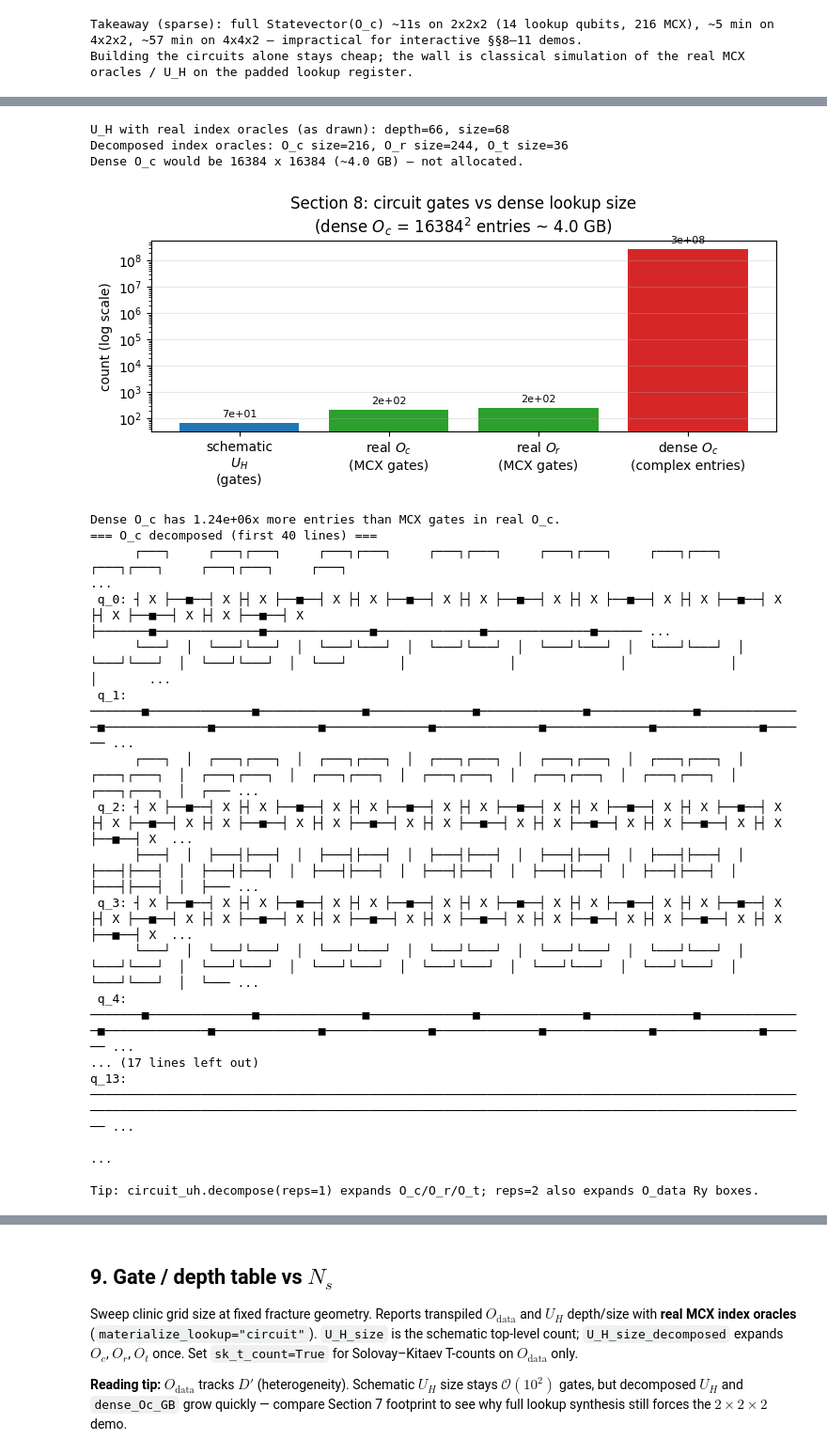
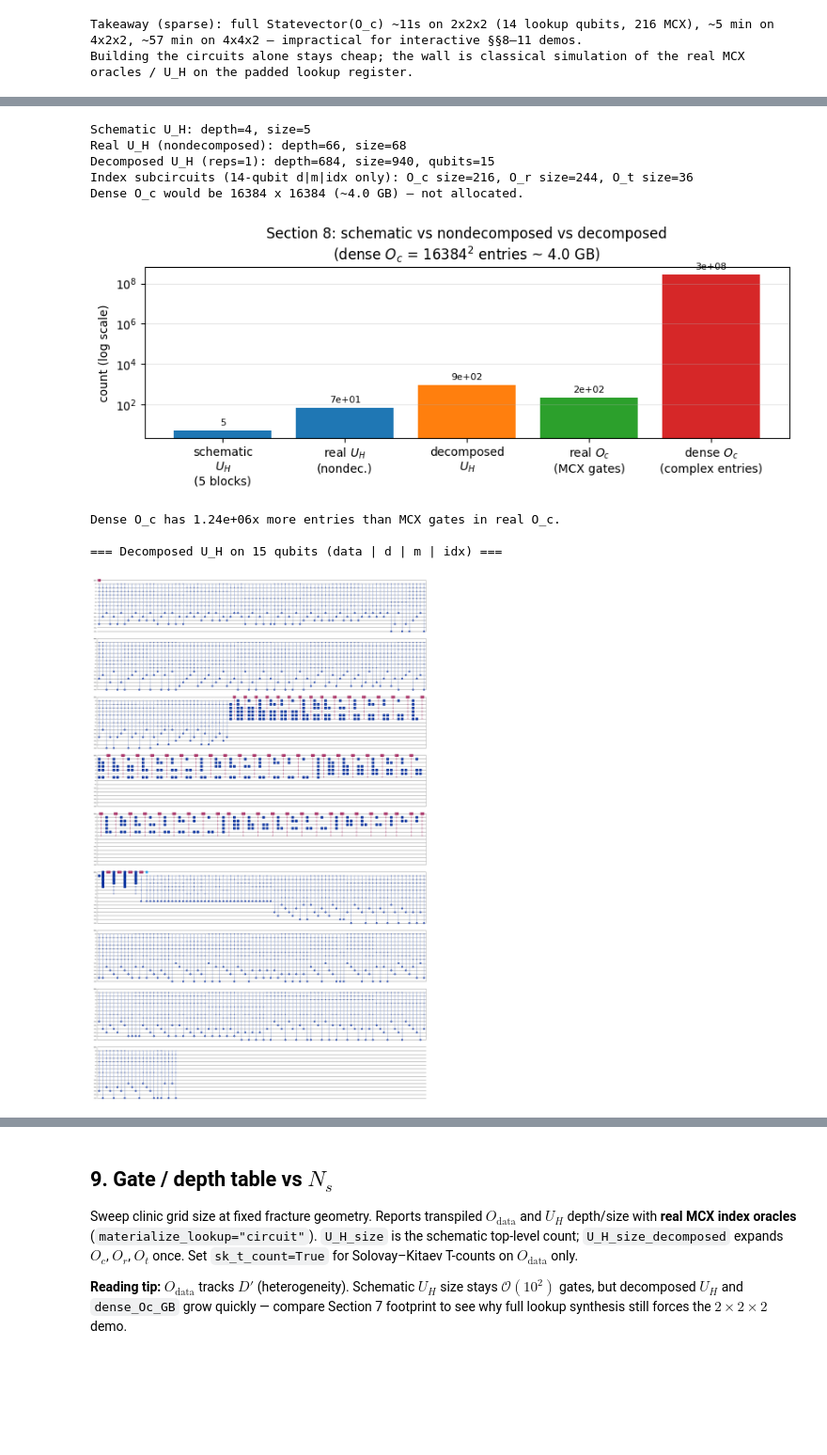
Before and after one commit to krokabobs/3D-Elastic-Wave-Equation-Hamiltonian-Simulation, a Jupyter notebook: block_encoding_hamiltonian_2d.ipynb, the cells around one changed output, grey strips where cells are left out. Shown at 94% size. Drawn from its saved outputs; the diff is of its cells as text; code cells hidden in the pictures; blank space fills up the shorter version.

Commit message:
Added more U_H circuit representations and specialized SELECT BE

```diff
--- a/block_encoding_hamiltonian_2d.ipynb
+++ b/block_encoding_hamiltonian_2d.ipynb
@@ -667,83 +698,99 @@ O_data transpiled counts:
   size: 7128
   t_gates: 0
 # %%
-# Real MCX oracles vs opaque schematic vs dense unitary memory
+# Schematic vs real nondecomposed vs decomposed index oracles
 from _block_encoding_hamiltonian import (
     build_column_oracle_circuit,
     build_row_oracle_circuit,
     build_transpose_oracle_circuit,
+    label_hamiltonian_uh_registers,
 )
 
 oc_circ = build_column_oracle_circuit(oracle)
 or_circ = build_row_oracle_circuit(oracle)
 ot_circ = build_transpose_oracle_circuit(oracle)
+uh_dec = circuit_uh.decompose(reps=1)
+uh_dec_labeled = label_hamiltonian_uh_registers(uh_dec, oracle, name="U_H_dec")
 fp = uh_footprint.set_index(["nx", "ny", "nz"]).loc[(2, 2, 2)]
 
 print(
-    f"U_H with real index oracles (as drawn): depth={circuit_uh.depth()}, "
+    f"Schematic U_H: depth={circuit_uh_schematic.depth()}, "
+    f"size={circuit_uh_schematic.size()}"
+)
+print(
+    f"Real U_H (nondecomposed): depth={circuit_uh.depth()}, "
     f"size={circuit_uh.size()}"
 )
 print(
-    f"Decomposed index oracles: O_c size={oc_circ.size()}, "
+    f"Decomposed U_H (reps=1): depth={uh_dec_labeled.depth()}, "
+    f"size={uh_dec_labeled.size()}, qubits={uh_dec_labeled.num_qubits}"
+)
+print(
+    f"Index subcircuits (14-qubit d|m|idx only): O_c size={oc_circ.size()}, "
     f"O_r size={or_circ.size()}, O_t size={ot_circ.size()}"
 )
 print(
     f"Dense O_c would be {int(fp['lookup_dim'])} x {int(fp['lookup_dim'])} "
     f"(~{fp['dense_Oc_GB']:.1f} GB) — not allocated."
 )
 
 lookup_dim = int(fp["lookup_dim"])
 dense_oc_elems = lookup_dim * lookup_dim  # complex entries if materialized
 
 modes = [
-    "schematic\n$U_H$\n(gates)",
+    "schematic\n$U_H$\n(5 blocks)",
+    "real $U_H$\n(nondec.)",
+    "decomposed\n$U_H$",
     "real $O_c$\n(MCX gates)",
-    "real $O_r$\n(MCX gates)",
     "dense $O_c$\n(complex entries)",
 ]
-vals = [circuit_uh.size(), oc_circ.size(), or_circ.size(), dense_oc_elems]
-colors = ["C0", "C2", "C2", "C3"]
+vals = [
+    circuit_uh_schematic.size(),
+    circuit_uh.size(),
+    uh_dec.size(),
+    oc_circ.size(),
+    dense_oc_elems,
+]
+colors = ["C0", "C0", "C1", "C2", "C3"]
 
-fig, ax = plt.subplots(figsize=(7.5, 3.4))
+fig, ax = plt.subplots(figsize=(8.5, 3.4))
 bars = ax.bar(modes, vals, color=colors)
 ax.set_yscale("log")
 ax.set_ylabel("count (log scale)")
 ax.set_title(
-    "Section 8: circuit gates vs dense lookup size\n"
+    "Section 8: schematic vs nondecomposed vs decomposed\n"
     f"(dense $O_c$ = {lookup_dim}$^2$ entries ~ {fp['dense_Oc_GB']:.1f} GB)"
 )
 ax.grid(True, axis="y", alpha=0.3)
 ax.bar_label(bars, labels=[f"{v:.0g}" for v in vals], padding=3, fontsize=8)
 plt.tight_layout()
 plt.show()
 
 print(
     f"Dense O_c has {dense_oc_elems / oc_circ.size():.2e}x more entries than MCX gates in real O_c."
 )
 
-# Decompose a subcircuit to expose MCX layers (Qiskit)
-print("=== O_c decomposed (first 40 lines) ===")
-print("\n".join(str(oc_circ.decompose().draw(output="text", fold=-1)).splitlines()[:40]))
-print("\nTip: circuit_uh.decompose(reps=1) expands O_c/O_r/O_t; reps=2 also expands O_data Ry boxes.")
+print(
+    f"\n=== Decomposed U_H on {uh_dec_labeled.num_qubits} qubits "
+    f"(data | d | m | idx) ==="
+)
+display(uh_dec_labeled.draw(output="mpl", fold=90, scale=0.45))
+
+print("=== Decomposed U_H text (first 45 lines, fold=90) ===")
+print(
+    "\n".join(
+        str(uh_dec_labeled.draw(output="text", fold=90)).splitlines()[:45]
+    )
+)
+print("\nTip: circuit_uh.decompose(reps=2) also expands O_data Ry boxes.")
 # %% [output]
-U_H with real index oracles (as drawn): depth=66, size=68
-Decomposed index oracles: O_c size=216, O_r size=244, O_t size=36
+Schematic U_H: depth=4, size=5
+Real U_H (nondecomposed): depth=66, size=68
+Decomposed U_H (reps=1): depth=684, size=940, qubits=15
+Index subcircuits (14-qubit d|m|idx only): O_c size=216, O_r size=244, O_t size=36
 Dense O_c would be 16384 x 16384 (~4.0 GB) — not allocated.
-[figure, old version]
+[figure, new version]
 Dense O_c has 1.24e+06x more entries than MCX gates in real O_c.
-=== O_c decomposed (first 40 lines) ===
-      ┌───┐     ┌───┐┌───┐     ┌───┐┌───┐     ┌───┐┌───┐     ┌───┐┌───┐     ┌───┐┌───┐     ┌───┐┌───┐     ┌───┐┌───┐     ┌───┐                                                                           ...
- q_0: ┤ X ├──■──┤ X ├┤ X ├──■──┤ X ├┤ X ├──■──┤ X ├┤ X ├──■──┤ X ├┤ X ├──■──┤ X ├┤ X ├──■──┤ X ├┤ X ├──■──┤ X ├┤ X ├──■──┤ X ├───────■──────────────■──────────────■──────────────■──────────────■────── ...
-      └───┘  │  └───┘└───┘  │  └───┘└───┘  │  └───┘└───┘  │  └───┘└───┘  │  └───┘└───┘  │  └───┘└───┘  │  └───┘└───┘  │  └───┘       │              │              │              │              │       ...
- q_1: ───────■──────────────■──────────────■──────────────■──────────────■──────────────■──────────────■──────────────■──────────────■──────────────■──────────────■──────────────■──────────────■────── ...
-      ┌───┐  │  ┌───┐┌───┐  │  ┌───┐┌───┐  │  ┌───┐┌───┐  │  ┌───┐┌───┐  │  ┌───┐┌───┐  │  ┌───┐┌───┐  │  ┌───┐┌───┐  │  ┌───┐┌───┐  │  ┌───┐┌───┐  │  ┌───┐┌───┐  │  ┌───┐┌───┐  │  ┌───┐┌───┐  │  ┌─── ...
- q_2: ┤ X ├──■──┤ X ├┤ X ├──■──┤ X ├┤ X ├──■──┤ X ├┤ X ├──■──┤ X ├┤ X ├──■──┤ X ├┤ X ├──■──┤ X ├┤ X ├──■──┤ X ├┤ X ├──■──┤ X ├┤ X ├──■──┤ X ├┤ X ├──■──┤ X ├┤ X ├──■──┤ X ├┤ X ├──■──┤ X ├┤ X ├──■──┤ X  ...
-      ├───┤  │  ├───┤├───┤  │  ├───┤├───┤  │  ├───┤├───┤  │  ├───┤├───┤  │  ├───┤├───┤  │  ├───┤├───┤  │  ├───┤├───┤  │  ├───┤├───┤  │  ├───┤├───┤  │  ├───┤├───┤  │  ├───┤├───┤  │  ├───┤├───┤  │  ├─── ...
- q_3: ┤ X ├──■──┤ X ├┤ X ├──■──┤ X ├┤ X ├──■──┤ X ├┤ X ├──■──┤ X ├┤ X ├──■──┤ X ├┤ X ├──■──┤ X ├┤ X ├──■──┤ X ├┤ X ├──■──┤ X ├┤ X ├──■──┤ X ├┤ X ├──■──┤ X ├┤ X ├──■──┤ X ├┤ X ├──■──┤ X ├┤ X ├──■──┤ X  ...
-      └───┘  │  └───┘└───┘  │  └───┘└───┘  │  └───┘└───┘  │  └───┘└───┘  │  └───┘└───┘  │  └───┘└───┘  │  └───┘└───┘  │  └───┘└───┘  │  └───┘└───┘  │  └───┘└───┘  │  └───┘└───┘  │  └───┘└───┘  │  └─── ...
- q_4: ───────■──────────────■──────────────■──────────────■──────────────■──────────────■──────────────■──────────────■──────────────■──────────────■──────────────■──────────────■──────────────■────── ...
-... (17 lines left out)
-q_13: ────────────────────────────────────────────────────────────────────────────────────────────────────────────────────────────────────────────────────────────────────────────────────────────────── ...
-                                                                                                                                                                                                         ...
 
-Tip: circuit_uh.decompose(reps=1) expands O_c/O_r/O_t; reps=2 also expands O_data Ry boxes.
+=== Decomposed U_H on 15 qubits (data | d | m | idx) ===
+[figure, added]
```
Also changed, not shown: parts of 14 cells of this notebook, 1 other file.
